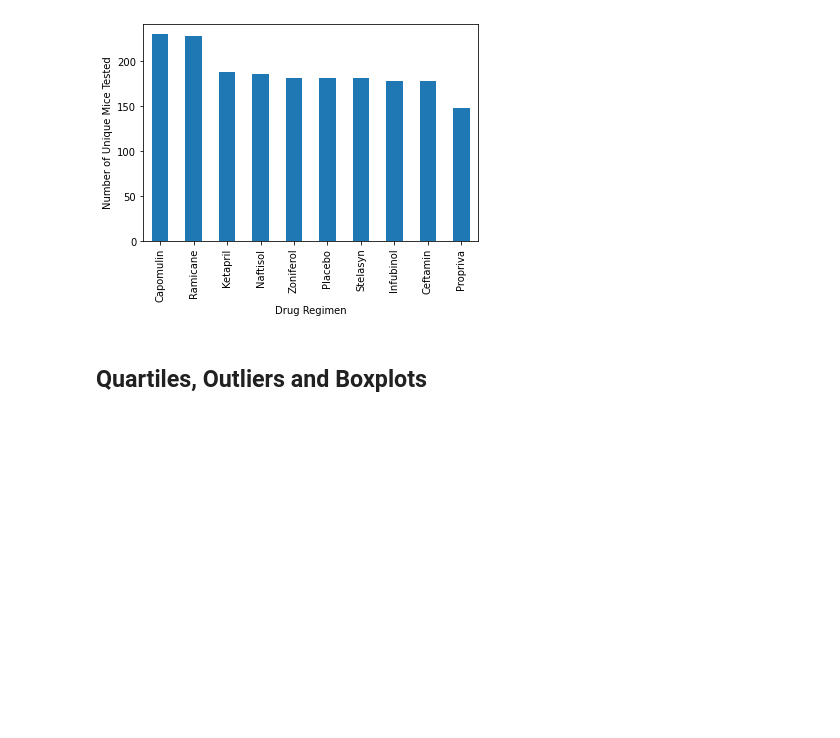
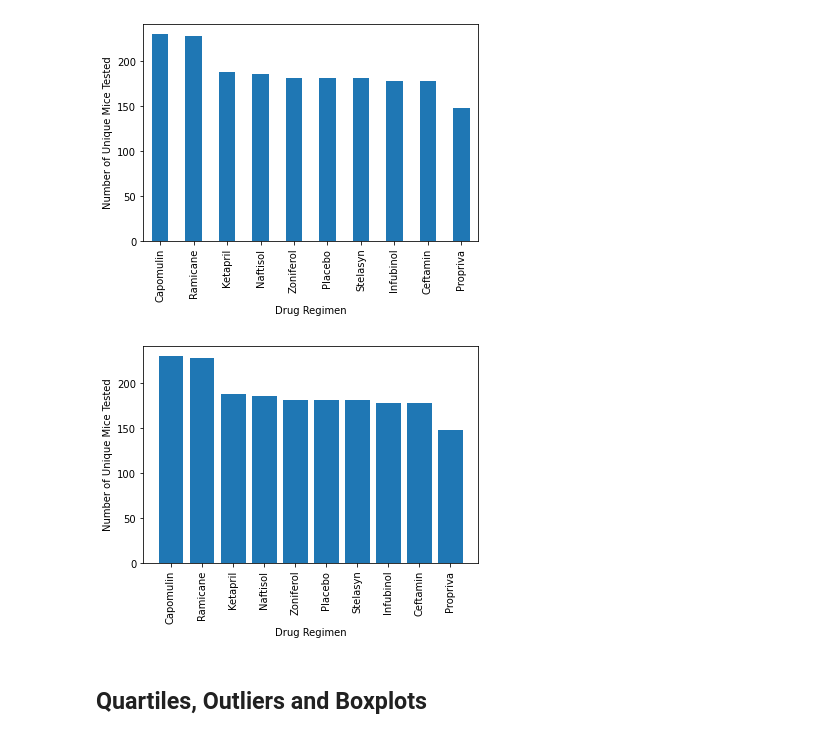
Before and after one commit to WilliamRoll/Python-Challenge, a Jupyter notebook: Pymaceuticals/pymaceuticals_starter.ipynb, the cells around one changed output. Cells and saved outputs as stored; diff of their text form; code cells hidden in the pictures; blank space fills up the shorter version.

Commit message:
Bar plot is working using pyplot

```diff
--- a/Pymaceuticals/pymaceuticals_starter.ipynb
+++ b/Pymaceuticals/pymaceuticals_starter.ipynb
@@ -136,3 +134,13 @@ plt.show()
+# %%
+# Generate identical bar plot using pyplot instead of pandas.
+count = clean_mouse_data['Drug Regimen'].value_counts()
+plt.bar(count.index.values, count.values)
+plt.xlabel("Drug Regimen")
+plt.xticks(rotation = 90)
+plt.ylabel("Number of Unique Mice Tested")
+plt.show()
+# %% [output]
+[figure, added]
 # %%
 # Generate a pie plot showing the distribution of female versus male mice using pandas
 # %%
```
Also changed, not shown: parts of 1 cell of this notebook.
